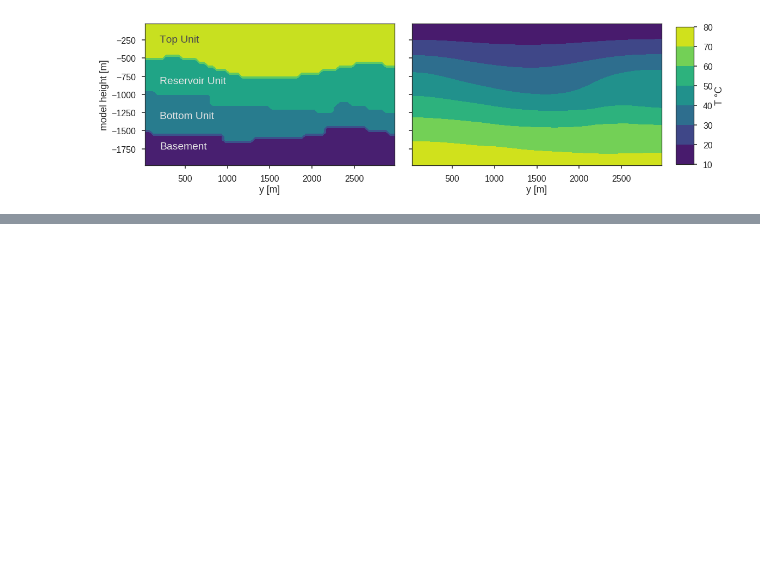
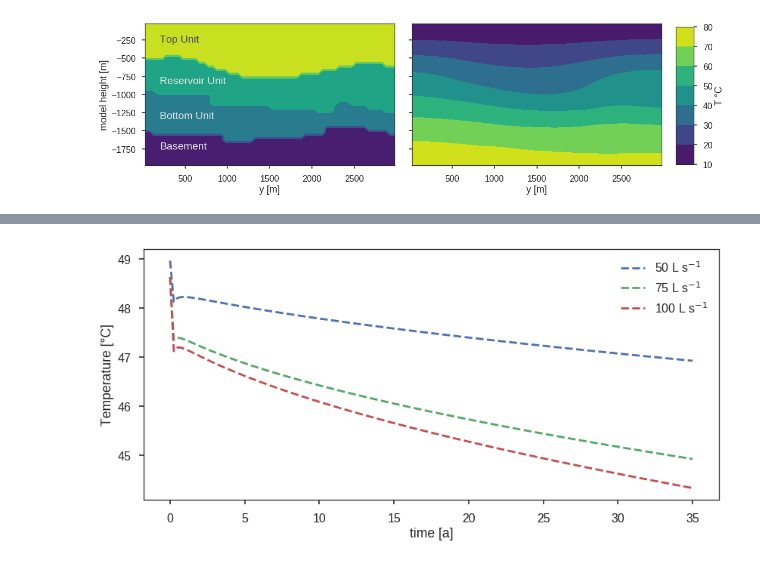
Before and after one commit to Japhiolite/geothermics, a Jupyter notebook: dev/Geothermal_doublets.ipynb, the cells around one changed output, grey strips where cells are left out. Cells and saved outputs as stored; diff of their text form; code cells hidden in the pictures; blank space fills up the shorter version.

Commit message:
update doublet model

```diff
--- a/dev/Geothermal_doublets.ipynb
+++ b/dev/Geothermal_doublets.ipynb
@@ -72,0 +76,16 @@ plt.tight_layout()
+# %%
+# load monitoring files
+pr_50L = pd.read_csv('../data/doublet_50l_monitor.csv')
+pr_75L = pd.read_csv('../data/doublet_75l_monitor.csv')
+pr_100L = pd.read_csv('../data/doublet_100l_monitor.csv')
+
+fig = plt.figure(figsize=[12,6])
+p50 = plt.plot(pr_50L['time'], pr_50L['temp'], '--', label='50 L s$^{-1}$')
+p75 = plt.plot(pr_75L['time'], pr_75L['temp'], '--', label='75 L s$^{-1}$')
+p100 = plt.plot(pr_100L['time'], pr_100L['temp'], '--', label='100 L s$^{-1}$')
+plt.legend()
+plt.ylabel('Temperature [°C]')
+plt.xlabel('time [a]')
+fig.tight_layout()
+# %% [output]
+[figure, added]
```
Also changed, not shown: parts of 1 cell of this notebook.
